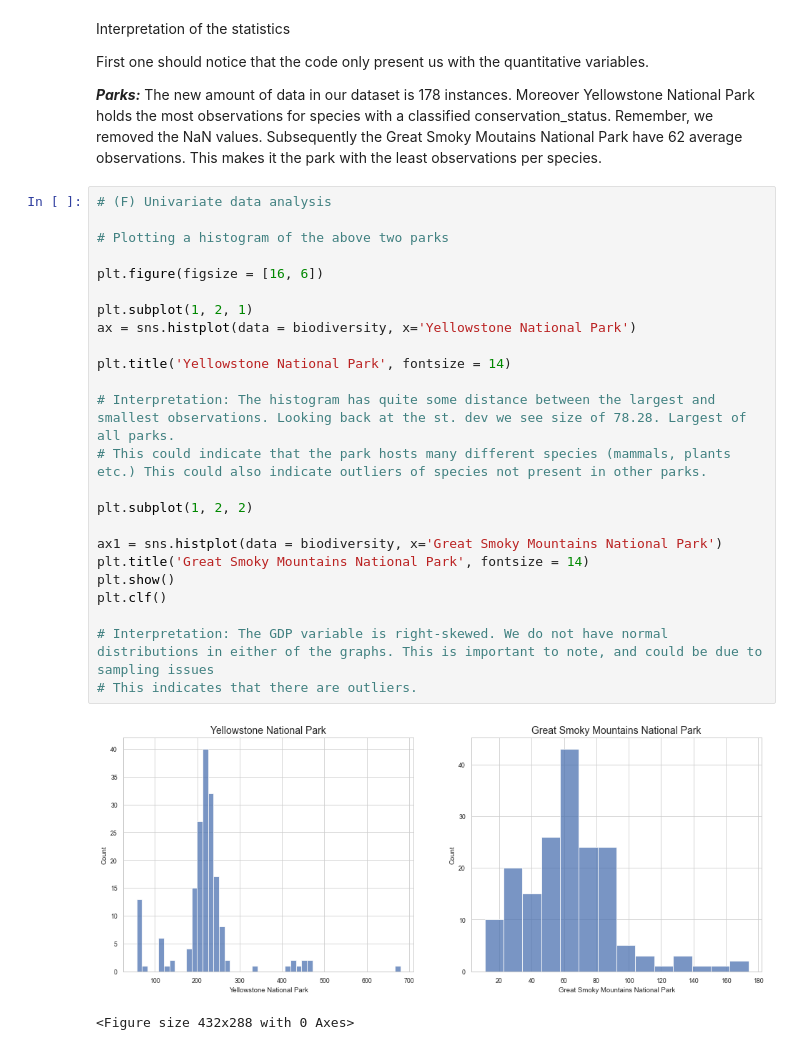
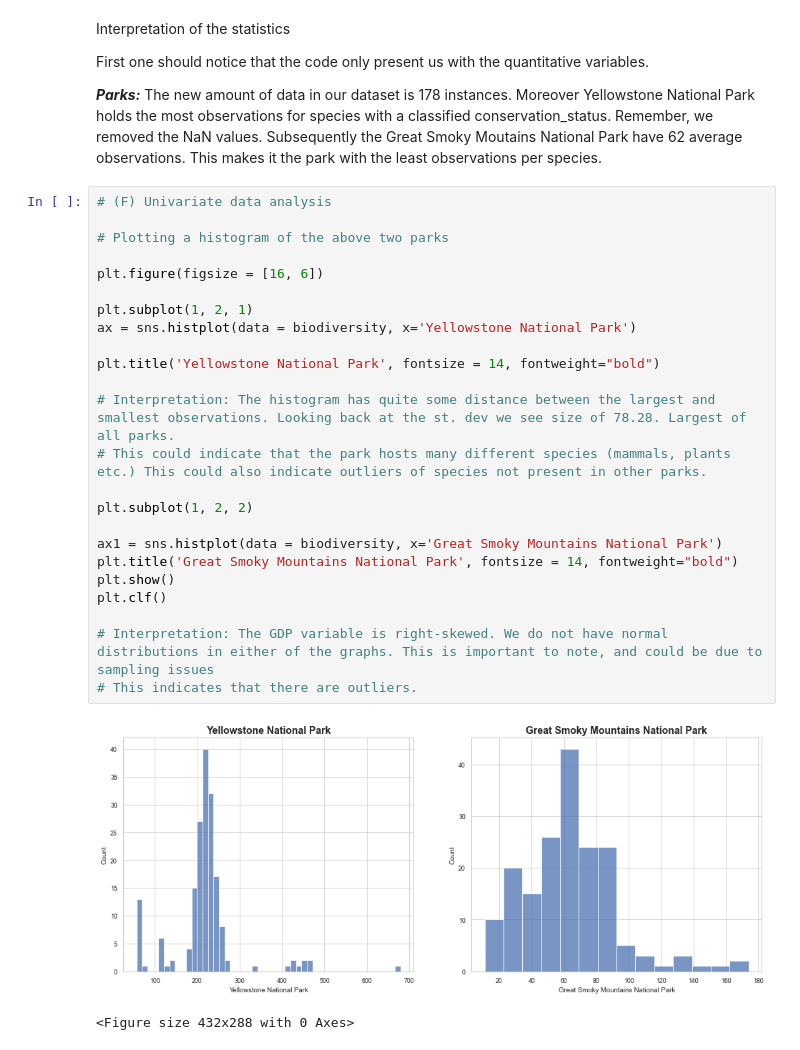
Before and after one commit to albertbanke/Biodiversity, a Jupyter notebook: biodiversity.ipynb, the cells around one changed output. Drawn from its saved outputs; the diff is of its cells as text.

```diff
--- a/biodiversity.ipynb
+++ b/biodiversity.ipynb
@@ -268,27 +268,27 @@ First one should notice that the code only present us with the quantitative vari
 # %%
 # (F) Univariate data analysis
 
 # Plotting a histogram of the above two parks
 
 plt.figure(figsize = [16, 6])
 
 plt.subplot(1, 2, 1)
 ax = sns.histplot(data = biodiversity, x='Yellowstone National Park')
 
-plt.title('Yellowstone National Park', fontsize = 14)
+plt.title('Yellowstone National Park', fontsize = 14, fontweight="bold")
 
 # Interpretation: The histogram has quite some distance between the largest and smallest observations. Looking back at the st. dev we see size of 78.28. Largest of all parks.
 # This could indicate that the park hosts many different species (mammals, plants etc.) This could also indicate outliers of species not present in other parks.
 
 plt.subplot(1, 2, 2)
 
 ax1 = sns.histplot(data = biodiversity, x='Great Smoky Mountains National Park')
-plt.title('Great Smoky Mountains National Park', fontsize = 14)
+plt.title('Great Smoky Mountains National Park', fontsize = 14, fontweight="bold")
 plt.show()
 plt.clf()
 
 # Interpretation: The GDP variable is right-skewed. We do not have normal distributions in either of the graphs. This is important to note, and could be due to sampling issues
 # This indicates that there are outliers.
 # %% [output]
-[figure, old version]
+[figure, new version]
 <Figure size 432x288 with 0 Axes>
```
Also changed, not shown: parts of 2 cells of this notebook.
